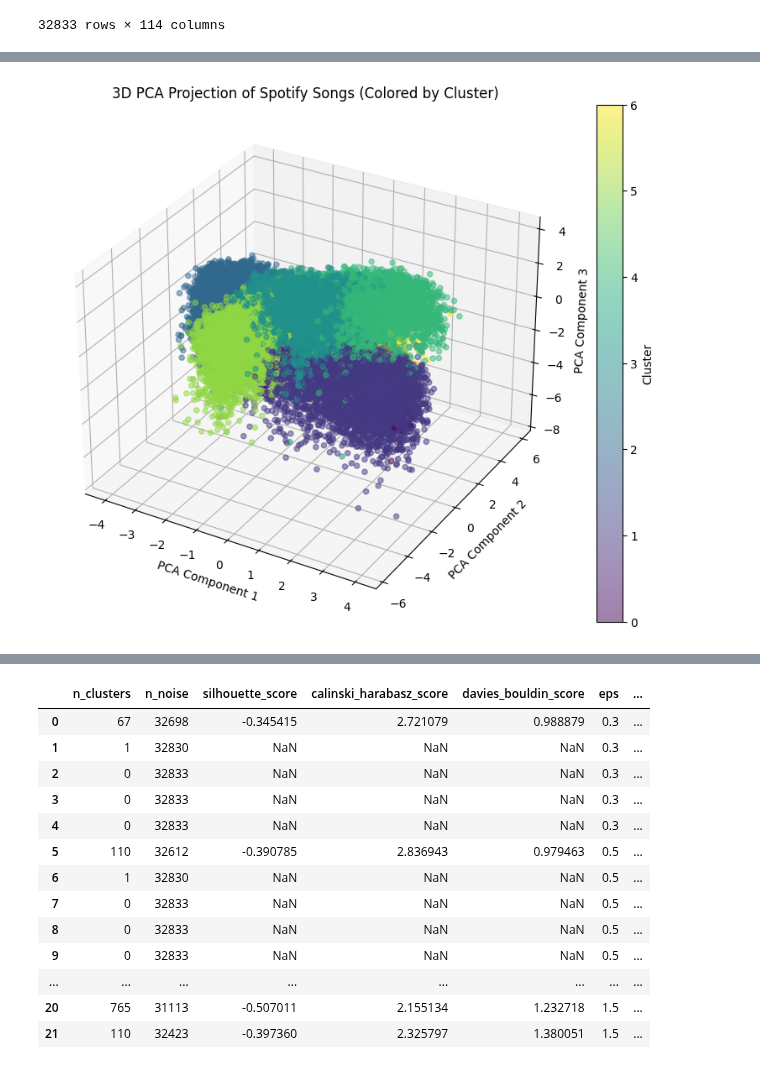
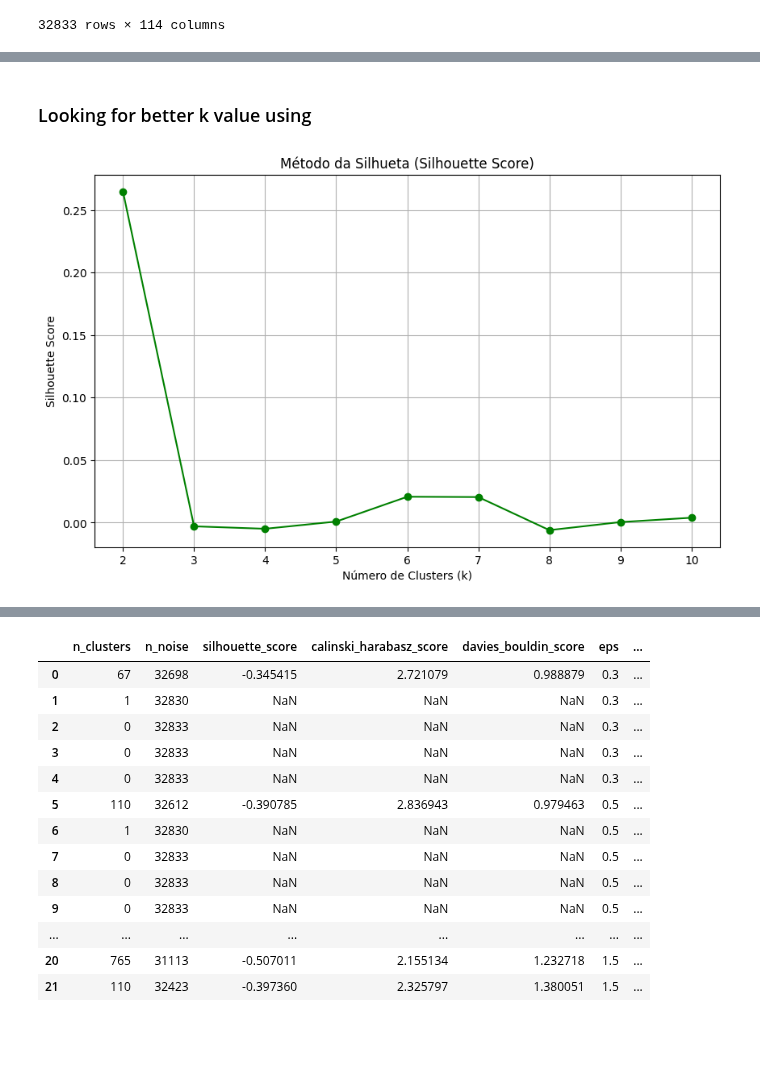
Before and after one commit to JoseEdSouza/machine-learning-works, a Jupyter notebook: spotify/eda.ipynb, the cells around one changed output, grey strips where cells are left out. Drawn from its saved outputs; the diff is of its cells as text; code cells hidden in the pictures; blank space fills up the shorter version.

```diff
--- a/spotify/eda.ipynb
+++ b/spotify/eda.ipynb
@@ -164,7 +142,0 @@ N_CLUSTERS = 7
-# %%
-pipeline = make_pipeline(
-    StandardScaler(),
-    KMeans(n_clusters=N_CLUSTERS, random_state=RANDOM_STATE)
-)
-labels = pipeline.fit_predict(X)
-labels
@@ -204,25 +142,0 @@ plt.show()
-# %%
-from mpl_toolkits.mplot3d import Axes3D
-
-# Compute 3D PCA projection
-pca_3d = PCA(n_components=3)
-X_pca_3d = pca_3d.fit_transform(X_scaled)
-
-fig = plt.figure(figsize=(10, 8))
-ax = fig.add_subplot(111, projection='3d')
-scatter = ax.scatter(
-    X_pca_3d[:, 0],
-    X_pca_3d[:, 1],
-    X_pca_3d[:, 2],
-    c=labels,
-    cmap='viridis',
-    alpha=0.5
-)
-ax.set_xlabel('PCA Component 1')
-ax.set_ylabel('PCA Component 2')
-ax.set_zlabel('PCA Component 3')
-ax.set_title('3D PCA Projection of Spotify Songs (Colored by Cluster)')
-fig.colorbar(scatter, ax=ax, label='Cluster')
-plt.show()
-# %% [output]
-[figure, removed]
@@ -242,0 +143,33 @@ fig.show()
+# %% [markdown]
+### Looking for better k value using
+# %%
+def k_silhouette_visualizer(X, k_range=(2, 10), random_state=42):
+    """
+    Generates a Silhouette Score graph for KMeans clustering.
+
+    Parameters:
+        - X: input data (already pre-processed)
+        - k_range: tuple (start, end) of the number of clusters to test
+        - random_state: random seed for reproducibility
+    """
+    silhouette_scores = []
+    ks = range(k_range[0], k_range[1] + 1)
+
+    for k in ks:
+        kmeans = KMeans(n_clusters=k, random_state=random_state)
+        labels = kmeans.fit_predict(X)
+        score = silhouette_score(X, labels)
+        silhouette_scores.append(score)
+
+    plt.figure(figsize=(10, 6))
+    plt.plot(ks, silhouette_scores, marker='o', color='green')
+    plt.title("Método da Silhueta (Silhouette Score)")
+    plt.xlabel("Número de Clusters (k)")
+    plt.ylabel("Silhouette Score")
+    plt.xticks(ks)
+    plt.grid(True)
+    plt.show()
+# %%
+scores = k_silhouette_visualizer(X_scaled, k_range=(2, 10), random_state=RANDOM_STATE)
+# %% [output]
+[figure, added]
```
Also changed, not shown: parts of 51 cells of this notebook.
